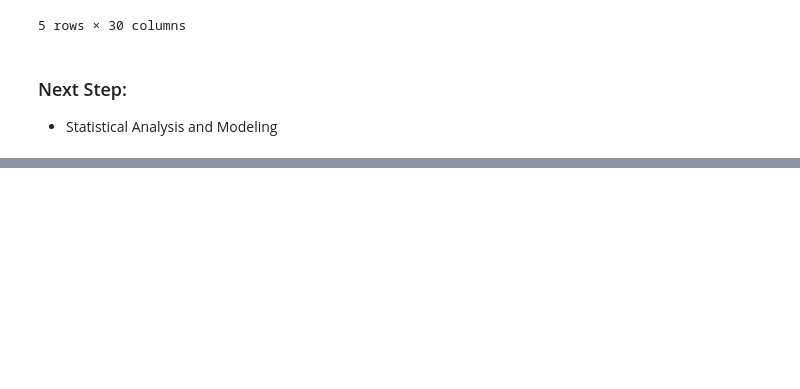
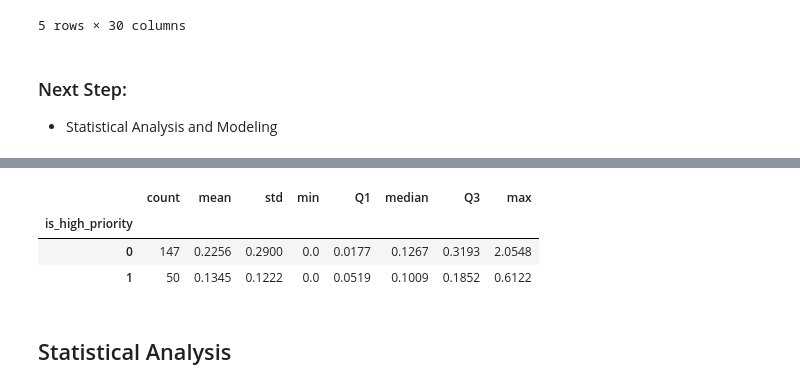
Before and after one commit to Angelk119/CID_Food_Access, a Jupyter notebook: python/notebooks/eda/statistics.ipynb, the cells around one changed output, grey strips where cells are left out. Saved outputs shown, nothing was run; the diff lists cells and outputs as text; code cells hidden in the pictures; blank space fills up the shorter version.

```diff
--- a/python/notebooks/eda/statistics.ipynb
+++ b/python/notebooks/eda/statistics.ipynb
@@ -492,0 +610,20 @@ unified.to_csv('/Users/Marcy_Student/Desktop/Marcy_Projects/CID_Food_Access/data
+# %%
+desc_stats = unified.groupby('is_high_priority')['coverage_ratio'].agg([
+    'count', 'mean', 'std', 'min',
+    lambda x: x.quantile(0.25),
+    'median',
+    lambda x: x.quantile(0.75),
+    'max'
+]).round(4).rename(columns={
+    '<lambda_0>': 'Q1',
+    '<lambda_1>': 'Q3'
+})
+# %%
+desc_stats
+# %% [output]
+|  | count | mean | std | min | Q1 | median | Q3 | max |
+| is_high_priority |  |  |  |  |  |  |  |  |
+| 0 | 147 | 0.2256 | 0.2900 | 0.0 | 0.0177 | 0.1267 | 0.3193 | 2.0548 |
+| 1 | 50 | 0.1345 | 0.1222 | 0.0 | 0.0519 | 0.1009 | 0.1852 | 0.6122 |
+# %% [markdown]
+## Statistical Analysis
```
Also changed, not shown: parts of 26 cells of this notebook.
